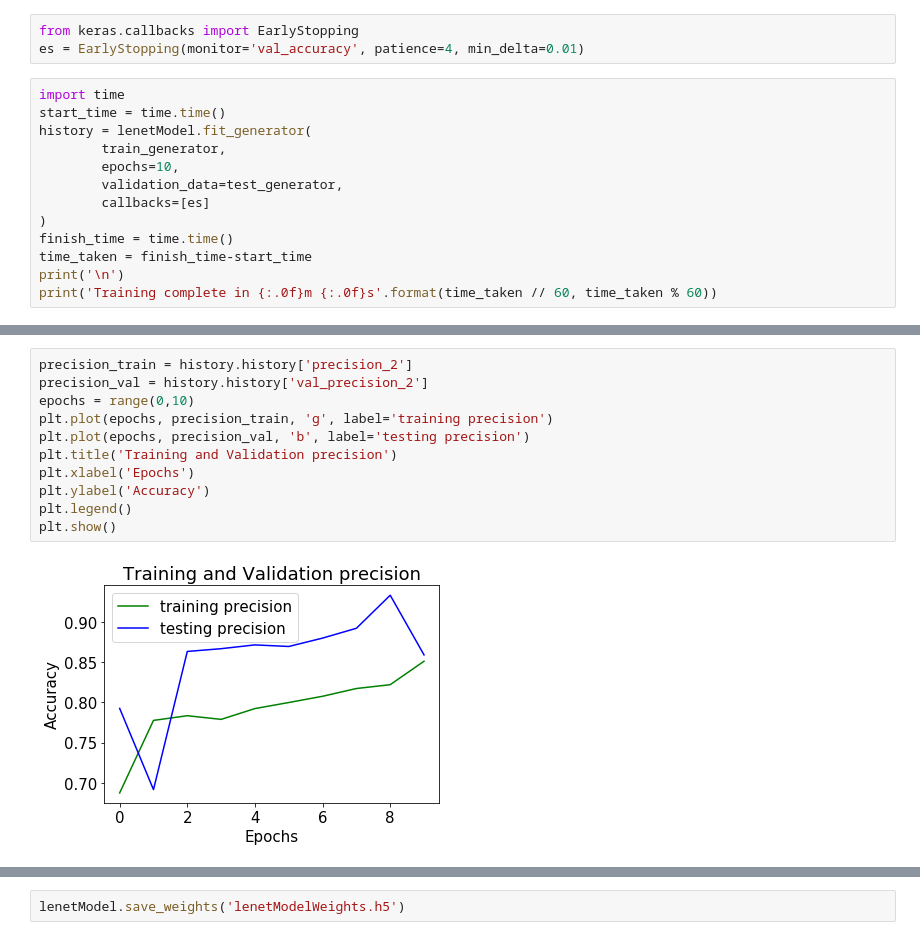
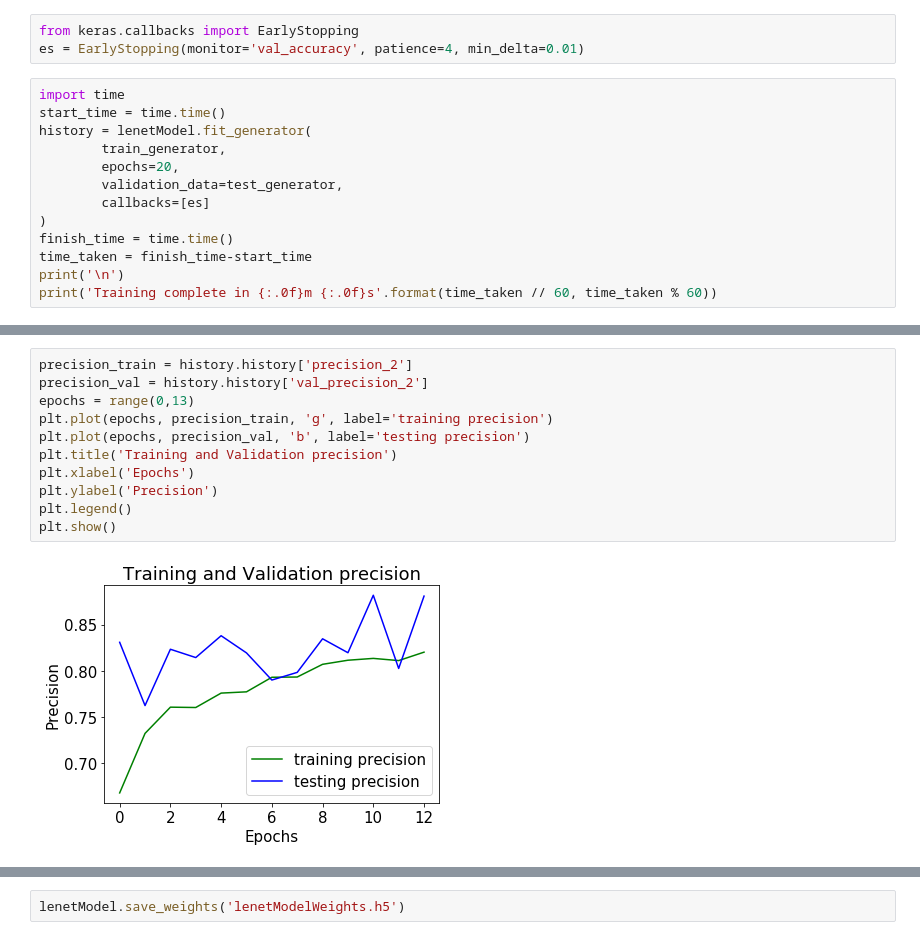
Before and after one commit to amitvijaranyia/Steel-Deformation-Detection, a Jupyter notebook: Steel Deformation Detection.ipynb, the cells around one changed output, grey strips where cells are left out. Saved outputs shown, nothing was run; the diff lists cells and outputs as text.

```diff
--- a/Steel Deformation Detection.ipynb
+++ b/Steel Deformation Detection.ipynb
@@ -230,7 +230,7 @@ import time
 start_time = time.time()
 history = lenetModel.fit_generator(
         train_generator,
-        epochs=10,
+        epochs=20,
         validation_data=test_generator,
         callbacks=[es]
 )
@@ -285,16 +287,16 @@ plt.show()
 # %%
 precision_train = history.history['precision_2']
 precision_val = history.history['val_precision_2']
-epochs = range(0,10)
+epochs = range(0,13)
 plt.plot(epochs, precision_train, 'g', label='training precision')
 plt.plot(epochs, precision_val, 'b', label='testing precision')
 plt.title('Training and Validation precision')
 plt.xlabel('Epochs')
-plt.ylabel('Accuracy')
+plt.ylabel('Precision')
 plt.legend()
 plt.show()
 # %% [output]
-[figure, old version]
+[figure, new version]
 # %%
 recall_train = history.history['recall_2']
 recall_val = history.history['val_recall_2']
```
Also changed, not shown: parts of 8 cells of this notebook.
